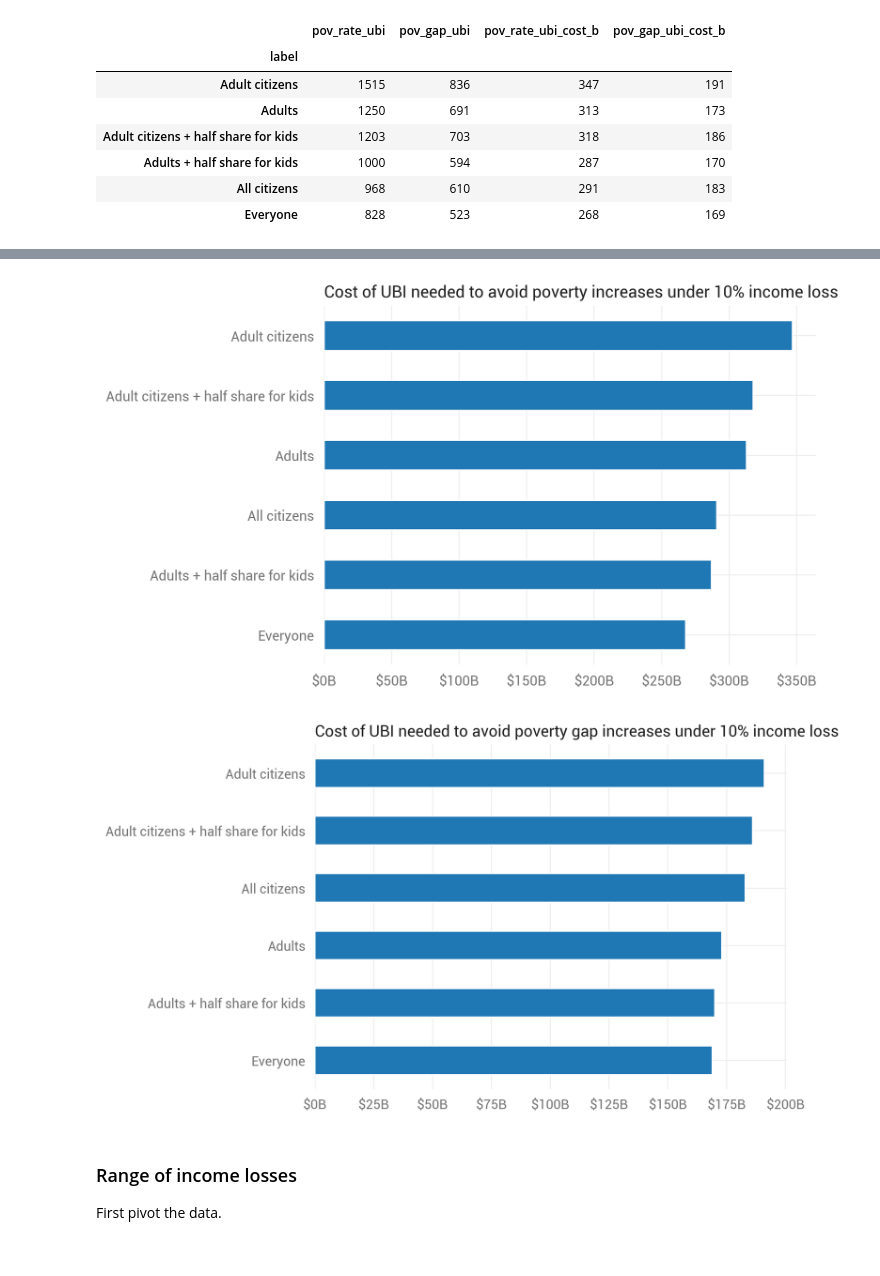
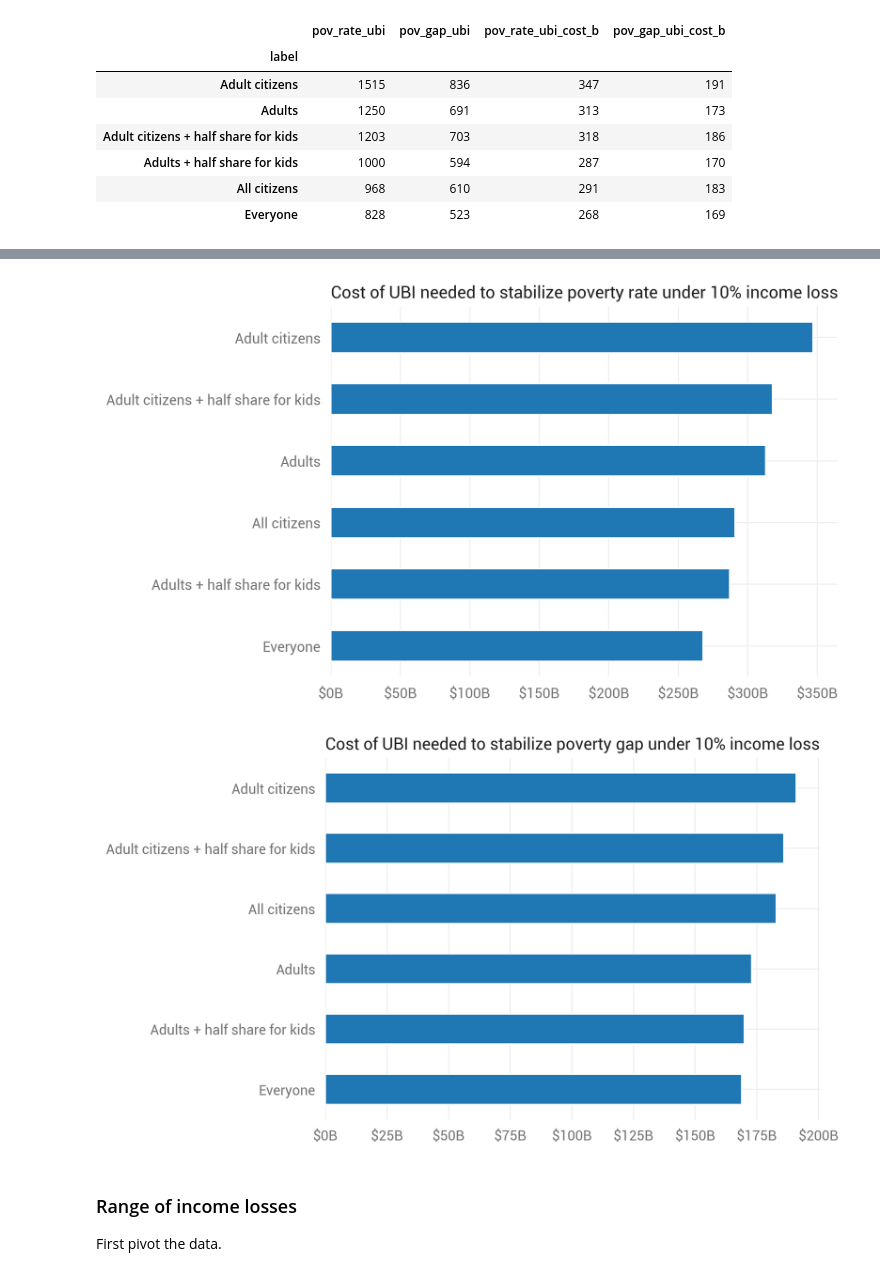
Before and after one commit to UBICenter/ubi-center, a Jupyter notebook: notebooks/covid/covid_ubi.ipynb, the cells around one changed output, grey strips where cells are left out. Drawn from its saved outputs; the diff is of its cells as text; code cells hidden in the pictures.

Commit message:
Clarify chart titles

```diff
--- a/notebooks/covid/covid_ubi.ipynb
+++ b/notebooks/covid/covid_ubi.ipynb
@@ -512,27 +512,27 @@ plt.show()
 # %%
 ax = ubis[ubis.cut == 0.1].sort_values('pov_rate_ubi_cost_b').plot.barh(
     'label', 'pov_rate_ubi_cost_b')
-plt.title('Cost of UBI needed to avoid poverty increases under 10% ' +
-          'income loss', loc='left')
+plt.title('Cost of UBI needed to stabilize poverty rate under 10% income loss',
+          loc='left')
 ax.xaxis.set_major_formatter(mdf.dollar_format('B'))
 plt.ylabel('')
 ax.get_legend().remove()
 plt.savefig('charts/ubi_cost_pov_rate_10pct.png', bbox_inches='tight')
 plt.show()
 # %% [output]
-[figure, old version]
+[figure, new version]
 # %%
 ax = ubis[ubis.cut == 0.1].sort_values('pov_gap_ubi_cost_b').plot.barh(
     'label', 'pov_gap_ubi_cost_b')
-plt.title('Cost of UBI needed to avoid poverty gap increases under 10% ' +
-          'income loss', loc='left')
+plt.title('Cost of UBI needed to stabilize poverty gap under 10% income loss',
+          loc='left')
 ax.xaxis.set_major_formatter(mdf.dollar_format('B'))
 plt.ylabel('')
 ax.get_legend().remove()
 plt.savefig('charts/ubi_cost_pov_gap_10pct.png', bbox_inches='tight')
 plt.show()
 # %% [output]
-[figure, old version]
+[figure, new version]
 # %% [markdown]
 ### Range of income losses
 
```
Also changed, not shown: parts of 6 cells of this notebook, 8 other files.
